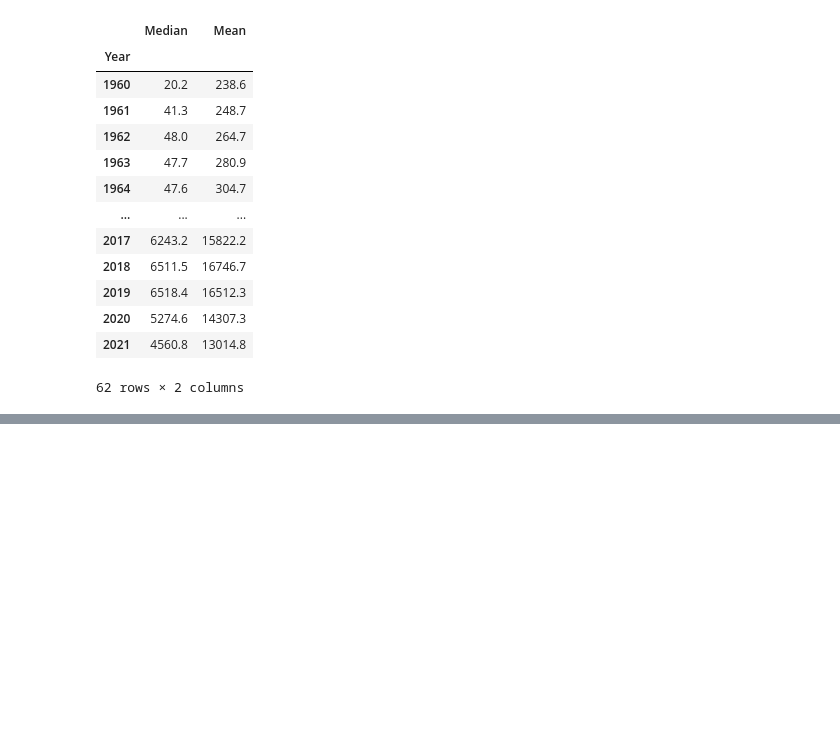
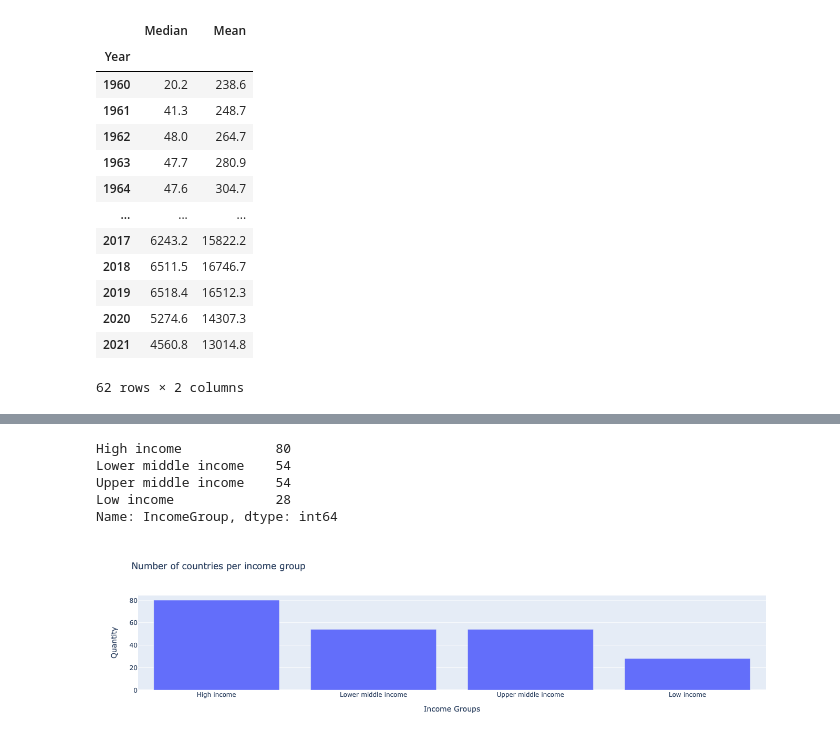
Before and after one commit to NorthBrainsAnalytics/GDP-per-capita, a Jupyter notebook: GDP per capita.ipynb, the cells around one changed output, grey strips where cells are left out. Drawn from its saved outputs; the diff is of its cells as text; code cells hidden in the pictures; blank space fills up the shorter version.

```diff
--- a/GDP per capita.ipynb
+++ b/GDP per capita.ipynb
@@ -192,0 +212,6 @@ plt.show()
+# %%
+Notes = pd.read_csv("notes.csv")
+Notes = Notes.drop(columns=['Unnamed: 5'])
+Region = Notes.iloc[: , :3].dropna()
+Region = Region.sort_values('Region')
+Region
@@ -192,0 +232,20 @@ plt.show()
+# %%
+income_group_counts = Region['IncomeGroup'].value_counts(dropna=False)
+income_group_counts
+# %% [output]
+High income            80
+Lower middle income    54
+Upper middle income    54
+Low income             28
+Name: IncomeGroup, dtype: int64
+# %%
+import plotly.express as px
+
+px.bar(y=income_group_counts,
+       x=income_group_counts.index.astype(str),
+       labels= {
+       "y": "Quantity",
+       "x": "Income Groups"  },
+       title='Number of countries per income group')
+# %% [output]
+[figure, added]
```
Also changed, not shown: parts of 29 cells of this notebook, 3 other files.
